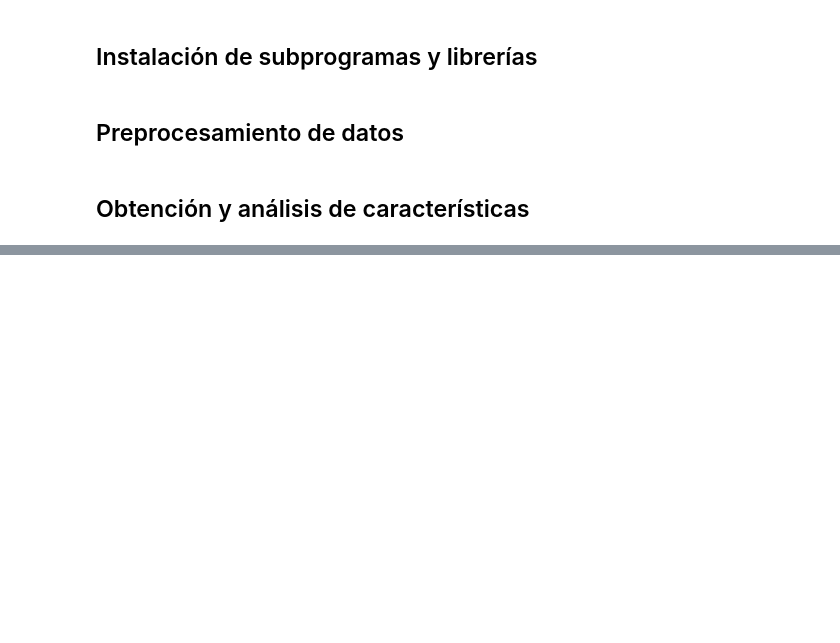
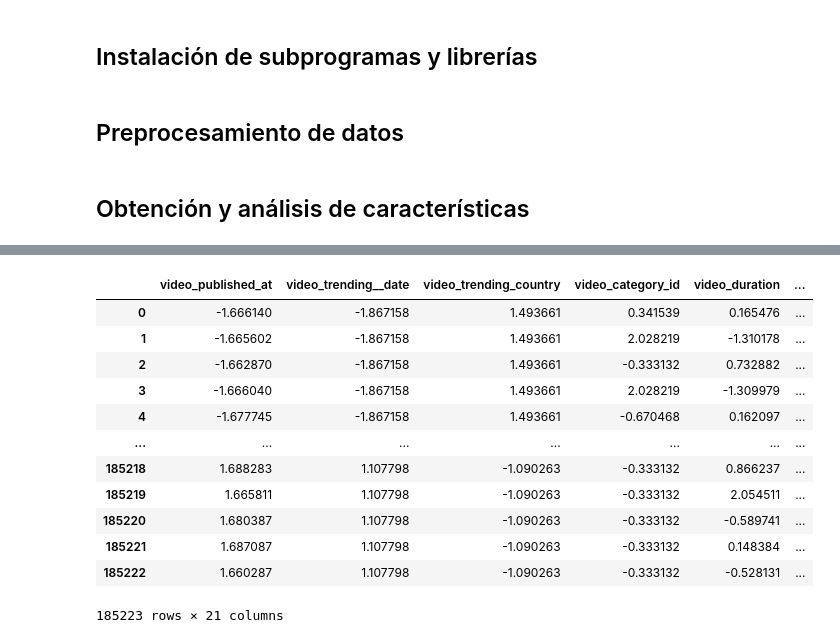
Before and after one commit to dsdr02/TFM, a Jupyter notebook: David-EDA.ipynb, the cells around one changed output, grey strips where cells are left out. Saved outputs shown, nothing was run; the diff lists cells and outputs as text; code cells hidden in the pictures; blank space fills up the shorter version.

```diff
--- a/David-EDA.ipynb
+++ b/David-EDA.ipynb
@@ -43,0 +117,42 @@ df_unique.to_csv('ytvg_unique.csv', index=False)
+# %%
+#funcion para extraer algunas características del título
+def extract_features(df):
+    df['title_length'] = df['video_title'].apply(lambda x: len(str(x)))
+    df['title_word_count'] = df['video_title'].apply(lambda x: len(str(x).split()))
+    df['title_has_exclamation'] = df['video_title'].apply(lambda x: '!' in str(x))
+    df['title_has_question'] = df['video_title'].apply(lambda x: '?' in str(x))
+    df['title_sentiment'] = df['video_title'].apply(lambda x: TextBlob(str(x)).sentiment.polarity)
+    df['description_length'] = df['video_description'].apply(lambda x: len(str(x)))
+    df['description_sentiment'] = df['video_description'].apply(lambda x: TextBlob(str(x)).sentiment.polarity)
+    return df
+# %%
+df_preproc = df
+df_preproc = extract_features(df_preproc)
+
+# 2. Eliminar columnas irrelevantes
+cols_to_drop = [
+    'video_id', 'channel_id', 'video_title', 'video_description', 'video_default_thumbnail',
+    'channel_title', 'channel_description', 'channel_custom_url', 'channel_localized_title',
+    'channel_localized_description', 'thumbnail_url_hq', 'published_at'
+]
+cols_to_drop += ['video_tags', 'channel_country']  # Si tienen muchos nulos y no son críticas
+df_preproc.drop(columns=[col for col in cols_to_drop if col in df_preproc.columns], inplace=True)
+
+# 3. Imputar valores nulos
+num_cols = df_preproc.select_dtypes(include=['float64', 'int64']).columns
+for col in num_cols:
+    df_preproc[col].fillna(df_preproc[col].median(), inplace=True)
+cat_cols = df_preproc.select_dtypes(include='object').columns
+for col in cat_cols:
+    df_preproc[col].fillna('Unknown', inplace=True)
+
+# 4. Codificar variables categóricas
+from sklearn.preprocessing import LabelEncoder
+for col in cat_cols:
+    df_preproc[col] = LabelEncoder().fit_transform(df_preproc[col])
+
+# 5. Estandarizar variables numéricas
+from sklearn.preprocessing import StandardScaler
+num_cols = df_preproc.select_dtypes(include=['float64', 'int64']).columns.drop(['viral_score'], errors='ignore')
+scaler = StandardScaler()
+df_preproc[num_cols] = scaler.fit_transform(df_preproc[num_cols])
@@ -43,0 +177,16 @@ df_unique.to_csv('ytvg_unique.csv', index=False)
+# %%
+df_preproc
+# %% [output]
+|  | video_published_at | video_trending__date | video_trending_country | video_category_id | video_duration | ... |
+| 0 | -1.666140 | -1.867158 | 1.493661 | 0.341539 | 0.165476 | ... |
+| 1 | -1.665602 | -1.867158 | 1.493661 | 2.028219 | -1.310178 | ... |
+| 2 | -1.662870 | -1.867158 | 1.493661 | -0.333132 | 0.732882 | ... |
+| 3 | -1.666040 | -1.867158 | 1.493661 | 2.028219 | -1.309979 | ... |
+| 4 | -1.677745 | -1.867158 | 1.493661 | -0.670468 | 0.162097 | ... |
+| ... | ... | ... | ... | ... | ... | ... |
+| 185218 | 1.688283 | 1.107798 | -1.090263 | -0.333132 | 0.866237 | ... |
+| 185219 | 1.665811 | 1.107798 | -1.090263 | -0.333132 | 2.054511 | ... |
+| 185220 | 1.680387 | 1.107798 | -1.090263 | -0.333132 | -0.589741 | ... |
+| 185221 | 1.687087 | 1.107798 | -1.090263 | -0.333132 | 0.148384 | ... |
+| 185222 | 1.660287 | 1.107798 | -1.090263 | -0.333132 | -0.528131 | ... |
+185223 rows × 21 columns
```
Also changed, not shown: parts of 11 cells of this notebook.
